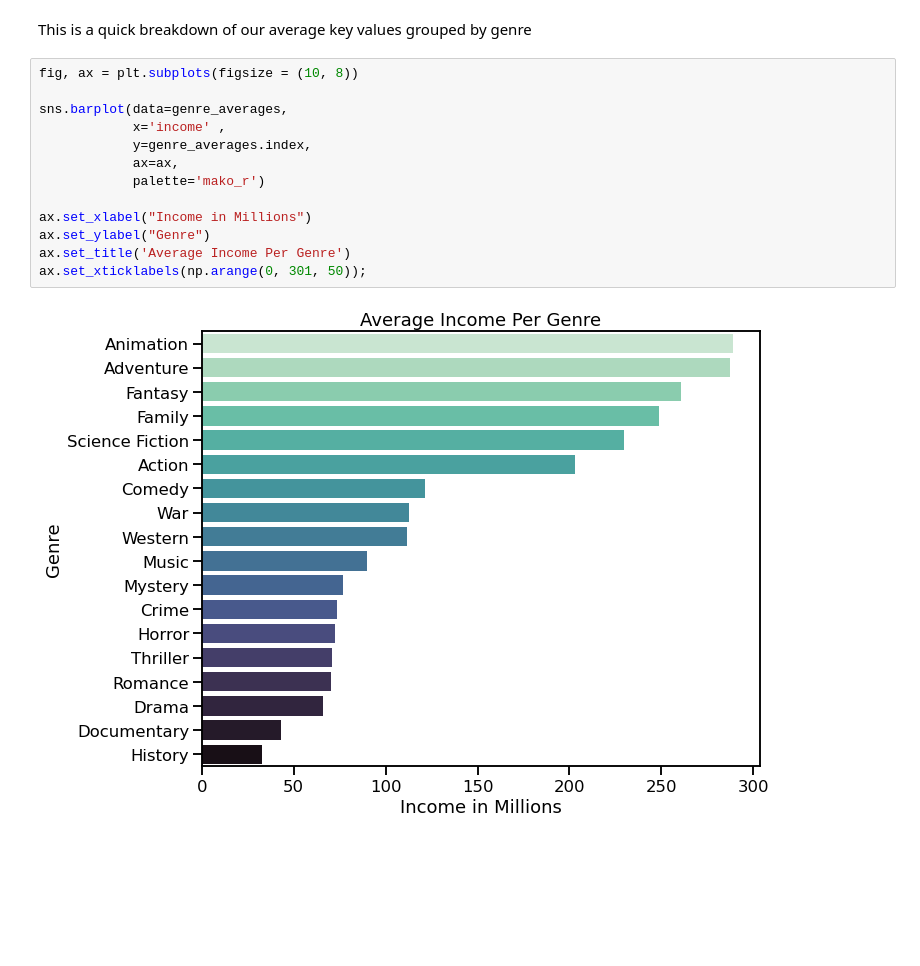
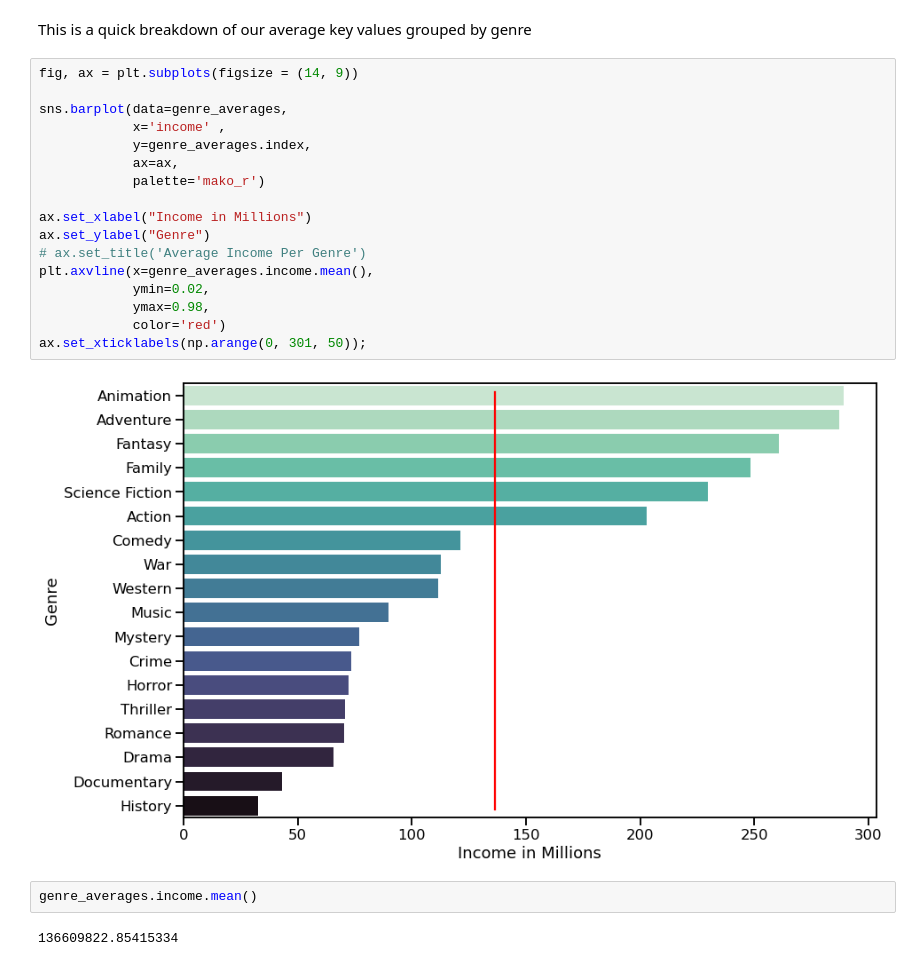
Before and after one commit to Jhuue/Flatiron-Capstone1, a Jupyter notebook: Exploratory Notebooks/Shane.ipynb, the cells around one changed output. Saved outputs shown, nothing was run; the diff lists cells and outputs as text; blank space fills up the shorter version.

```diff
--- a/Exploratory Notebooks/Shane.ipynb
+++ b/Exploratory Notebooks/Shane.ipynb
@@ -352,17 +356,25 @@ genre_averages
 # %% [markdown]
 This is a quick breakdown of our average key values grouped by genre
 # %%
-fig, ax = plt.subplots(figsize = (10, 8))
+fig, ax = plt.subplots(figsize = (14, 9))
 
 sns.barplot(data=genre_averages,
             x='income' ,
             y=genre_averages.index,
             ax=ax,
             palette='mako_r')
 
 ax.set_xlabel("Income in Millions")
 ax.set_ylabel("Genre")
-ax.set_title('Average Income Per Genre')
+# ax.set_title('Average Income Per Genre')
+plt.axvline(x=genre_averages.income.mean(),
+            ymin=0.02,
+            ymax=0.98,
+            color='red')
 ax.set_xticklabels(np.arange(0, 301, 50));
 # %% [output]
-[figure, old version]
+[figure, new version]
+# %%
+genre_averages.income.mean()
+# %% [output]
+136609822.85415334
```
Also changed, not shown: parts of 3 cells of this notebook.
